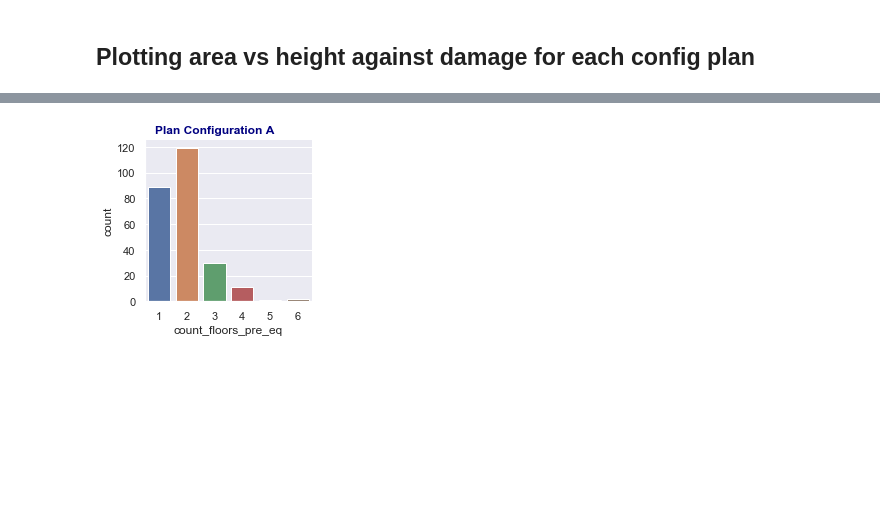
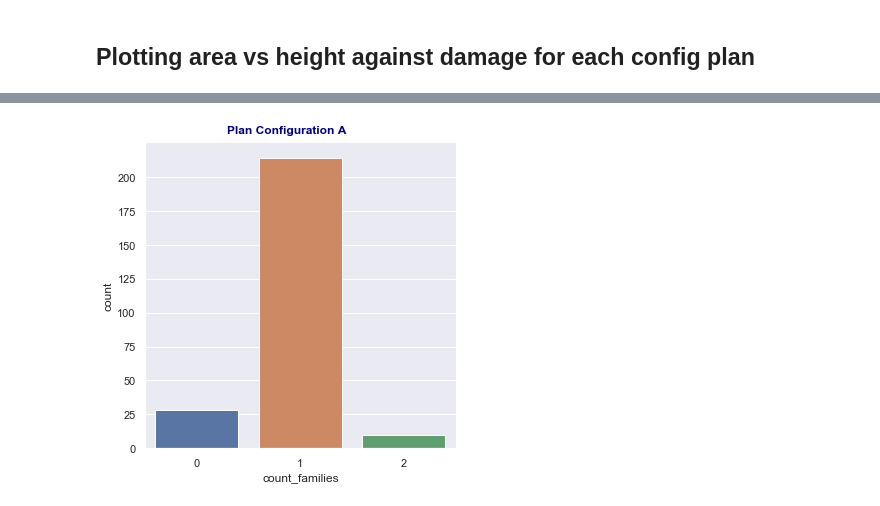
Before and after one commit to jshah39/DataSci, a Jupyter notebook: src/earthquake_shah.ipynb, the cells around one changed output, grey strips where cells are left out. Drawn from its saved outputs; the diff is of its cells as text; code cells hidden in the pictures; blank space fills up the shorter version.

```diff
--- a/src/earthquake_shah.ipynb
+++ b/src/earthquake_shah.ipynb
@@ -322,0 +321,4 @@ config_titlesArr = ["Plan Configuration A","Plan Configuration C","Plan Configur
+# %%
+for x in range(0,10):
+    ax = sb.catplot(x = "foundation_type", data = config_planArr[x], kind = "count",height=5,col = "damage_grade")
+    ax.fig.suptitle(config_titlesArr[x], y=1.02, fontsize = 12,fontweight="bold",color="navy")
@@ -322,0 +336,4 @@ config_titlesArr = ["Plan Configuration A","Plan Configuration C","Plan Configur
+# %%
+for x in range(0,10):
+    ax = sb.catplot(x = "ground_floor_type", data = config_planArr[x], kind = "count",height=5,col = "damage_grade")
+    ax.fig.suptitle(config_titlesArr[x], y=1.02, fontsize = 12,fontweight="bold",color="navy")
@@ -323,5 +351,5 @@ config_titlesArr = ["Plan Configuration A","Plan Configuration C","Plan Configur
 # %%
 for x in range(0,10):
-    ax = sb.catplot(x="height_percentage", y = "area_percentage",hue="damage_grade", data=config_planArr[x], height=4, aspect=3)
+    ax = sb.catplot(x = "has_superstructure_adobe_mud", data = config_planArr[x], kind = "count",height=5)
     ax.fig.suptitle(config_titlesArr[x], y=1.02, fontsize = 12,fontweight="bold",color="navy")
 # %% [output]
@@ -337,0 +366,4 @@ for x in range(0,10):
+# %%
+for x in range(0,10):
+    ax = sb.catplot(x = "position", data = config_planArr[x], kind = "count",height=5,col = "damage_grade")
+    ax.fig.suptitle(config_titlesArr[x], y=1.02, fontsize = 12,fontweight="bold",color="navy")
@@ -338,7 +381,6 @@ for x in range(0,10):
 # %%
-#https://stackoverflow.com/questions/29813694/how-to-add-a-title-to-seaborn-facet-plot
 for x in range(0,10):
-    ax = sb.catplot(x = "count_floors_pre_eq", data = config_planArr[x], kind = "count",height=3)
+    ax=sb.catplot(x="count_families",  data=config_planArr[x],kind = 'count')
     ax.fig.suptitle(config_titlesArr[x], y=1.02, fontsize = 12,fontweight="bold",color="navy")
 # %% [output]
-[figure, old version]
+[figure, new version]
```
Also changed, not shown: parts of 56 cells of this notebook.
